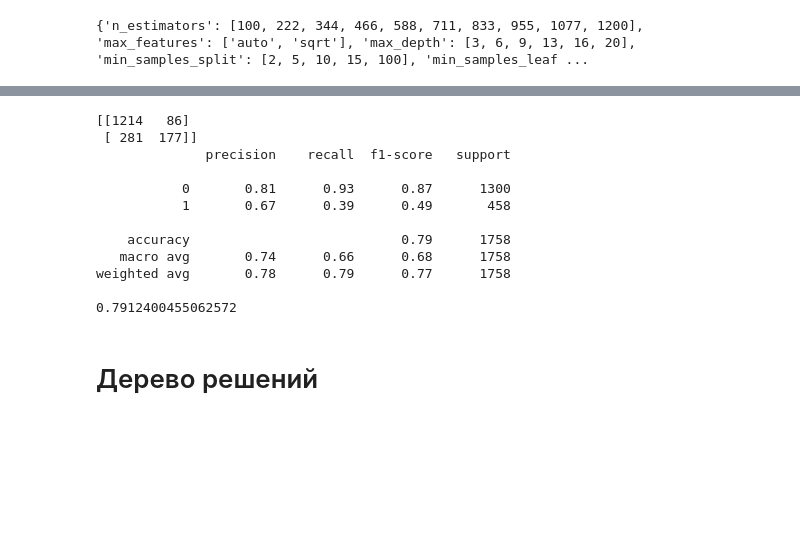
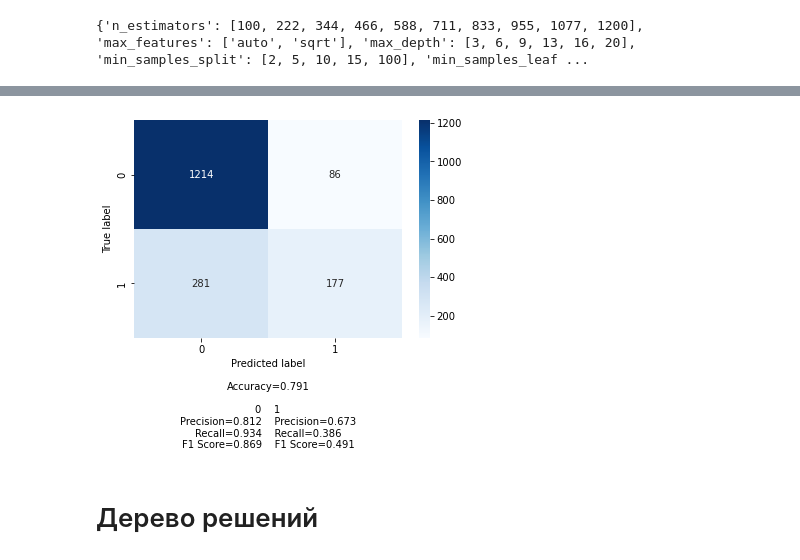
Before and after one commit to nurik08/Churn_Model, a Jupyter notebook: model.ipynb, the cells around one changed output, grey strips where cells are left out. Saved outputs shown, nothing was run; the diff lists cells and outputs as text; code cells hidden in the pictures; blank space fills up the shorter version.

```diff
--- a/model.ipynb
+++ b/model.ipynb
@@ -246,20 +304,8 @@ predictions=knn.predict(X_test)
-# %%
-print(confusion_matrix(y_test,predictions))
-print(classification_report(y_test, predictions))
-print(accuracy_score(y_test, predictions))
-# %% [output]
-[[1214   86]
- [ 281  177]]
-              precision    recall  f1-score   support
-
-           0       0.81      0.93      0.87      1300
-           1       0.67      0.39      0.49       458
-
-    accuracy                           0.79      1758
-   macro avg       0.74      0.66      0.68      1758
-weighted avg       0.78      0.79      0.77      1758
-
-0.7912400455062572
+# %%
+cf_knn = confusion_matrix(y_test, predict_knn)
+make_confusion_matrix(cf_knn)
+# %% [output]
+[figure, added]
 # %% [markdown]
 # Дерево решений
 # %%
```
Also changed, not shown: parts of 12 cells of this notebook.
